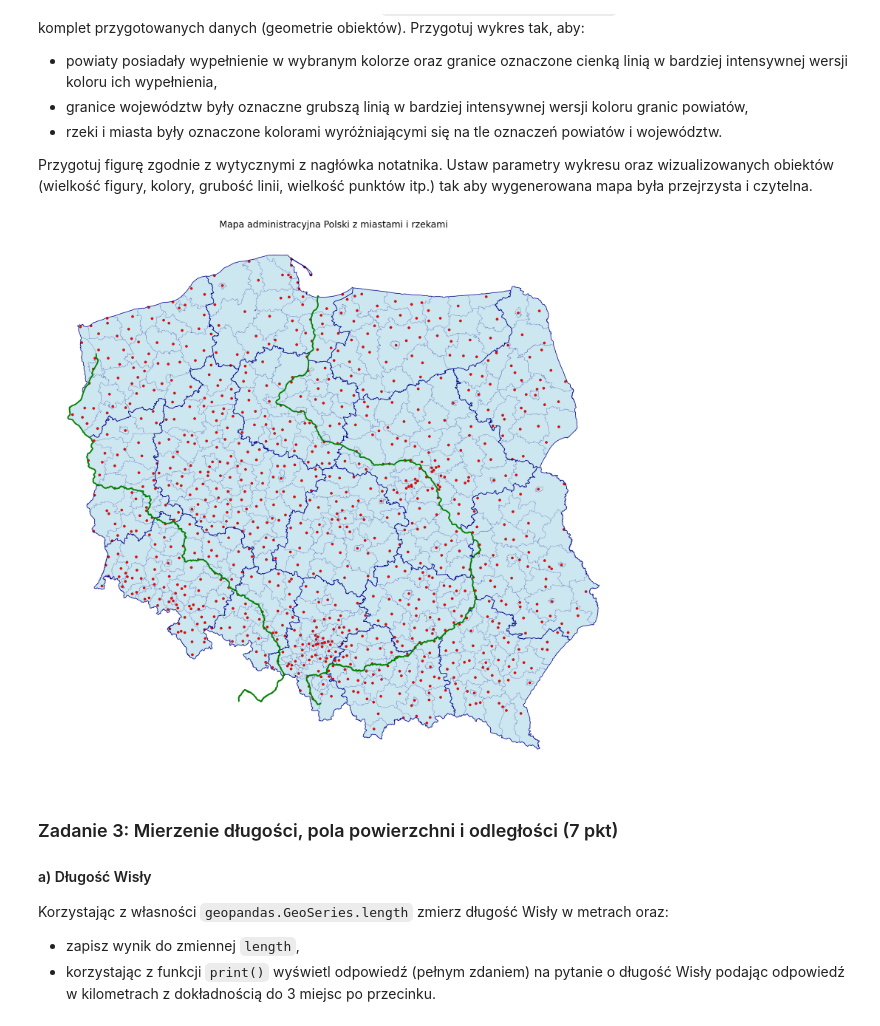
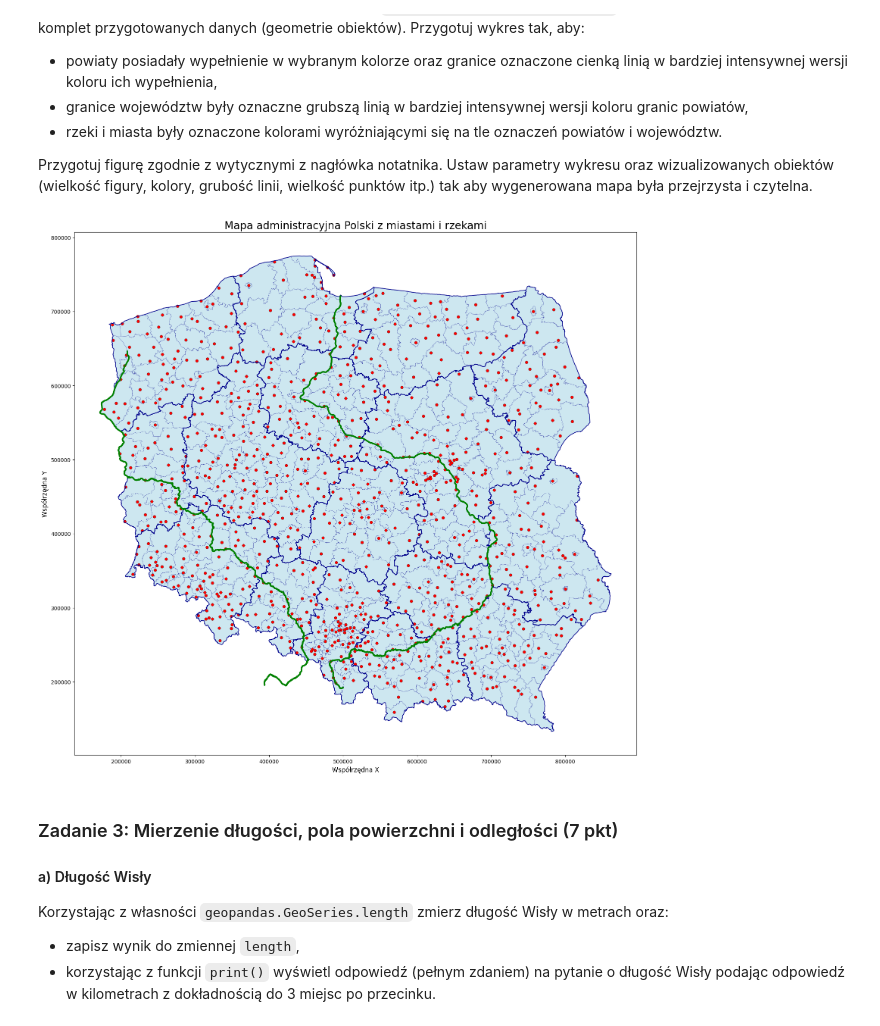
Before and after one commit to saklaskidominik/Data_Analysis_in_Python, a Jupyter notebook: Set_4_Spatial_data_analysis_assignmen/ZZ04_CZ01.ipynb, the cells around one changed output. Cells and saved outputs as stored; diff of their text form; code cells hidden in the pictures.

```diff
--- a/Set_4_Spatial_data_analysis_assignmen/ZZ04_CZ01.ipynb
+++ b/Set_4_Spatial_data_analysis_assignmen/ZZ04_CZ01.ipynb
@@ -283,7 +283,7 @@ Korzystając z funkcji pakietu matplotlib oraz funkcji `geopandas.GeoDataFrame.p
 Przygotuj figurę zgodnie z wytycznymi z nagłówka notatnika. Ustaw parametry wykresu oraz wizualizowanych obiektów (wielkość figury, kolory, grubość linii, wielkość punktów itp.) tak aby wygenerowana mapa była przejrzysta i czytelna.
 # %%
 # YOUR CODE HERE
-fig, ax = plt.subplots(figsize=(18, 18), facecolor="white")
+fig, ax = plt.subplots(figsize=(16, 16), facecolor="white")
 
 # Powiaty
 districts.plot(
@@ -294,35 +294,37 @@ districts.plot(
     alpha=0.6
 )
 
 # Województwa
 voivodeships.boundary.plot(
     ax=ax,
     edgecolor="#00008b",
     linewidth=1.2
 )
 
 # Rzeki
 rivers.plot(
     ax=ax,
     color="green",
     linewidth=3
 )
 
 # Miasta
 cities.plot(
     ax=ax,
     color="red",
     markersize=29,
     edgecolor="black",
     linewidth=0.3
 )
 
 ax.set_title("Mapa administracyjna Polski z miastami i rzekami", size=20)
-ax.axis("off")
+ax.axis("on")
+ax.set_xlabel("Współrzędna X", fontsize=12)
+ax.set_ylabel("Współrzędna Y", fontsize=12)
 plt.tight_layout()
 plt.show()
 # %% [output]
-[figure, old version]
+[figure, new version]
 # %% [markdown]
 ### Zadanie 3: Mierzenie długości, pola powierzchni i odległości (7 pkt)
 
```
Also changed, not shown: parts of 2 cells of this notebook, 1 other file.
